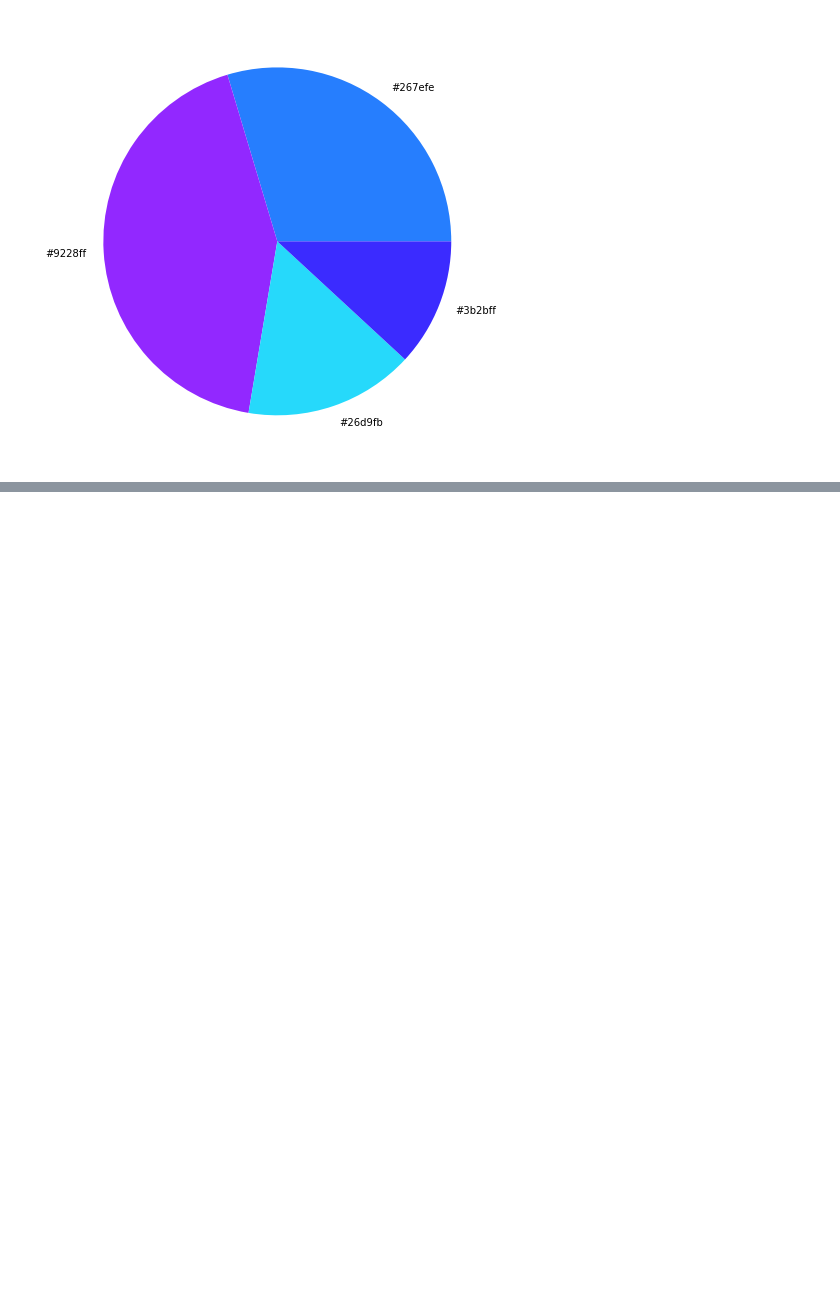
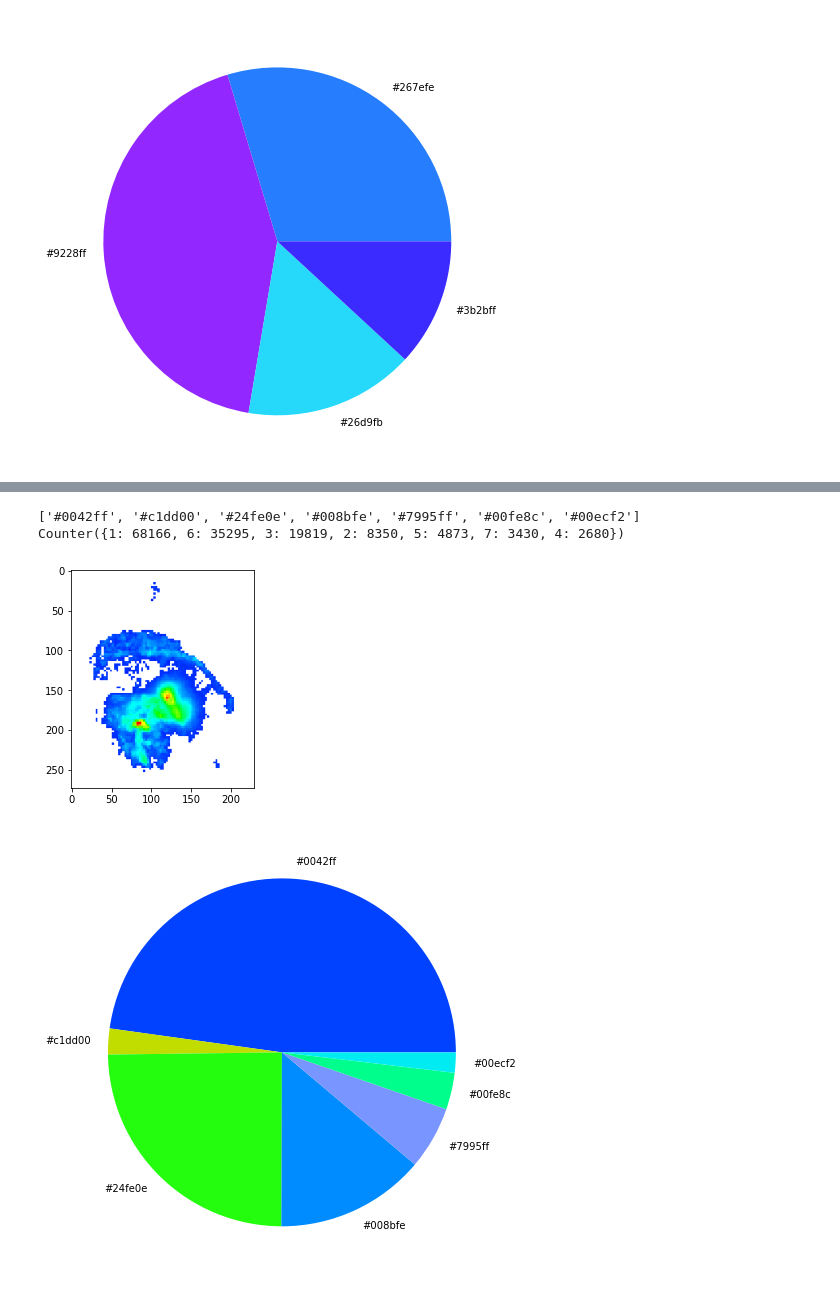
Before and after one commit to maggiejakus/Codecademy, a Jupyter notebook: G and H Color Analysis/Color Analyzer.ipynb, the cells around one changed output, grey strips where cells are left out. Cells and saved outputs as stored; diff of their text form; code cells hidden in the pictures; blank space fills up the shorter version.

```diff
--- a/G and H Color Analysis/Color Analyzer.ipynb
+++ b/G and H Color Analysis/Color Analyzer.ipynb
@@ -250,0 +287,13 @@ Counter({1: 44309, 3: 30727, 4: 16357, 2: 12314})
+# %%
+#Mouse H5 - fluorescence only
+h5_222 = cv2.imread('Images/H5/H5_ROI.png')
+h5_222 = cv2.cvtColor(h5_222, cv2.COLOR_BGR2RGB) #converting the color format from BGR to RGB using cvtColor
+plt.imshow(h5_222)
+
+modified_image = prep_image(h5_222)
+color_analysis_popbackground(modified_image, clusters = 8)
+# %% [output]
+['#0042ff', '#c1dd00', '#24fe0e', '#008bfe', '#7995ff', '#00fe8c', '#00ecf2']
+Counter({1: 68166, 6: 35295, 3: 19819, 2: 8350, 5: 4873, 7: 3430, 4: 2680})
+[figure, added]
+[figure, added]
```
Also changed, not shown: parts of 3 cells of this notebook, 2 other files.
